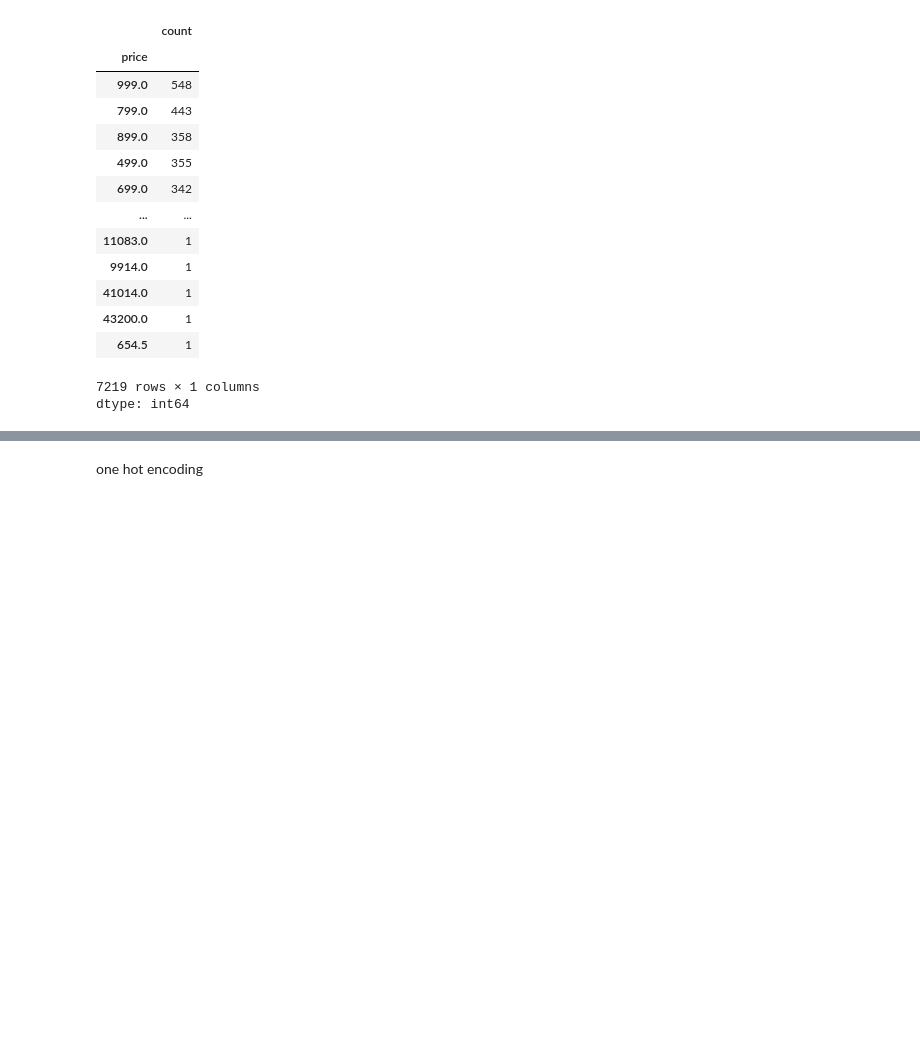
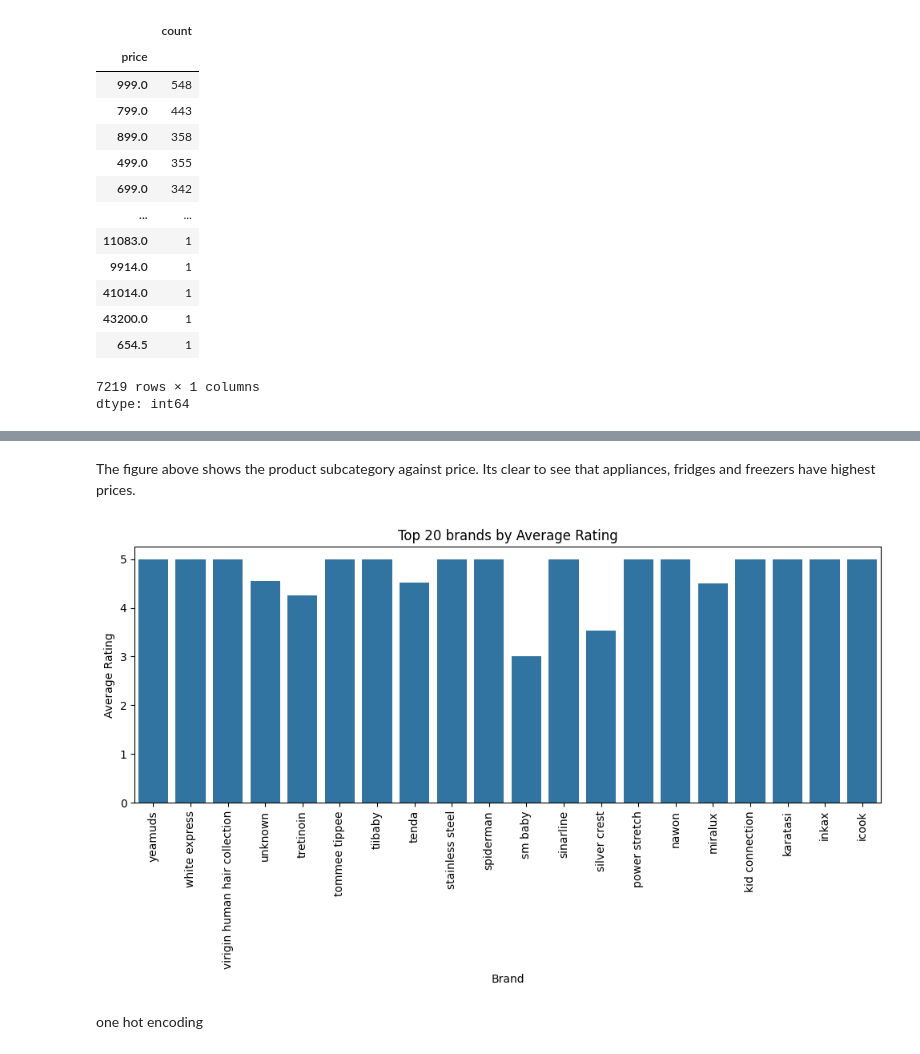
Before and after one commit to joakimTI/JUMIA-PRODUCTS-RECOMMENDATION-AND-PRODUCT-REVIEW-SYSTEM, a Jupyter notebook: Jumia_Product_Recommendation_and_Sentiment_Analysis_System.ipynb, the cells around one changed output, grey strips where cells are left out. Saved outputs shown, nothing was run; the diff lists cells and outputs as text; code cells hidden in the pictures; blank space fills up the shorter version.

```diff
--- a/Jumia_Product_Recommendation_and_Sentiment_Analysis_System.ipynb
+++ b/Jumia_Product_Recommendation_and_Sentiment_Analysis_System.ipynb
@@ -269,3 +315,29 @@ data.to_csv('cleaned_data2.csv', index=False)
+# %% [markdown]
+The figure above shows the product subcategory against price. Its clear to see that appliances, fridges and freezers have highest prices.
+# %%
+
+# Calculate the average rating for each brand
+avg_rating = cleaned_data.groupby('brand')['ratings'].mean()
+
+cleaned_data['average_rating_per_brand'] = cleaned_data['brand'].map(avg_rating)
+
+# Sort by average rating and select the top 20 brands
+
+brand_top_20 = cleaned_data[['brand', 'average_rating_per_brand']].drop_duplicates()
+
+brand_top_20 = brand_top_20.sort_values(by='brand', ascending=False).head(20)
+
+# Plotting
+plt.figure(figsize=(10, 6))
+sns.barplot(x='brand', y= 'average_rating_per_brand', data=brand_top_20)
+plt.xticks(rotation=90)  # Rotate labels for readability
+plt.xlabel('Brand')
+plt.ylabel('Average Rating')
+plt.title('Top 20 brands by Average Rating')
+plt.tight_layout()
+plt.show()
+# %% [output]
+[figure, added]
 # %% [markdown]
 one hot encoding
 # %%
```
Also changed, not shown: parts of 12 cells of this notebook.
